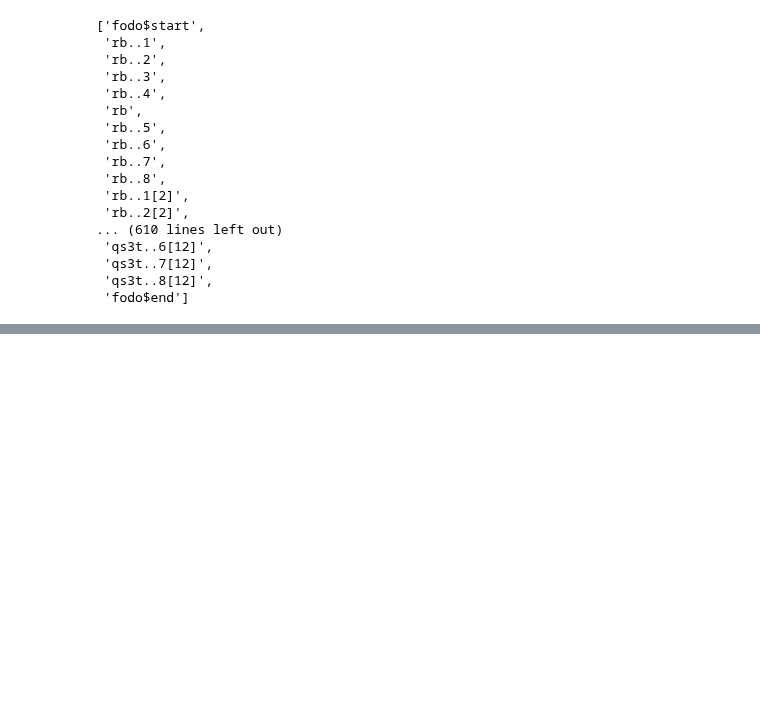
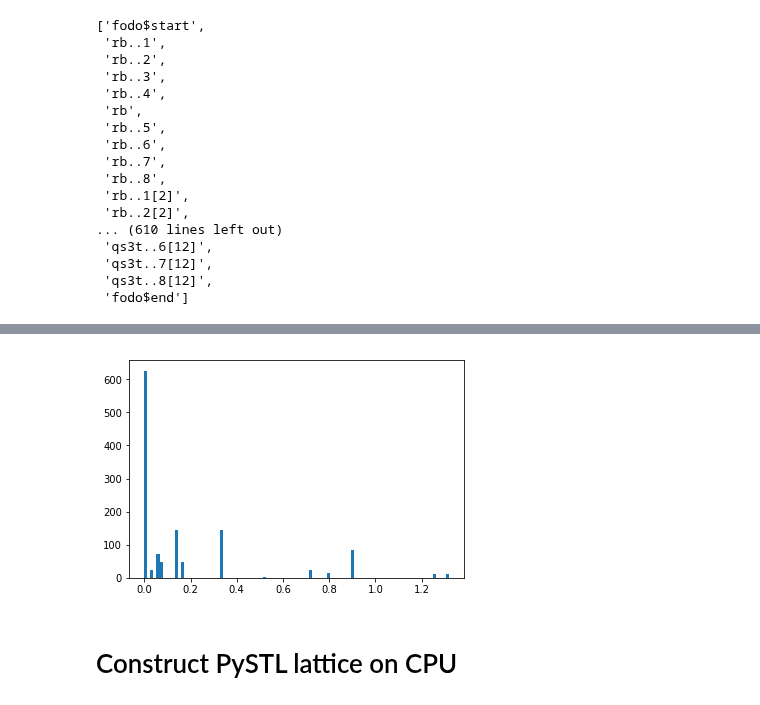
Before and after one commit to aoeftiger/sixtracklib_pyht_playground, a Jupyter notebook: sis18/SIS18 with space charge.ipynb, the cells around one changed output, grey strips where cells are left out. Drawn from its saved outputs; the diff is of its cells as text; code cells hidden in the pictures; blank space fills up the shorter version.

```diff
--- a/sis18/SIS18 with space charge.ipynb
+++ b/sis18/SIS18 with space charge.ipynb
@@ -135,2 +206,9 @@ madx.sequence.FODO.element_names()
+# %%
+n, _, _ = plt.hist(twiss['l'], bins=100);
+assert n[0] - 1 == np.sum(n[1:])
+# %% [output]
+[figure, added]
+# %% [markdown]
+# Construct PySTL lattice on CPU
 # %%
 elements = pyst.Elements.from_mad(madx.sequence.FODO)
```
Also changed, not shown: parts of 29 cells of this notebook.
